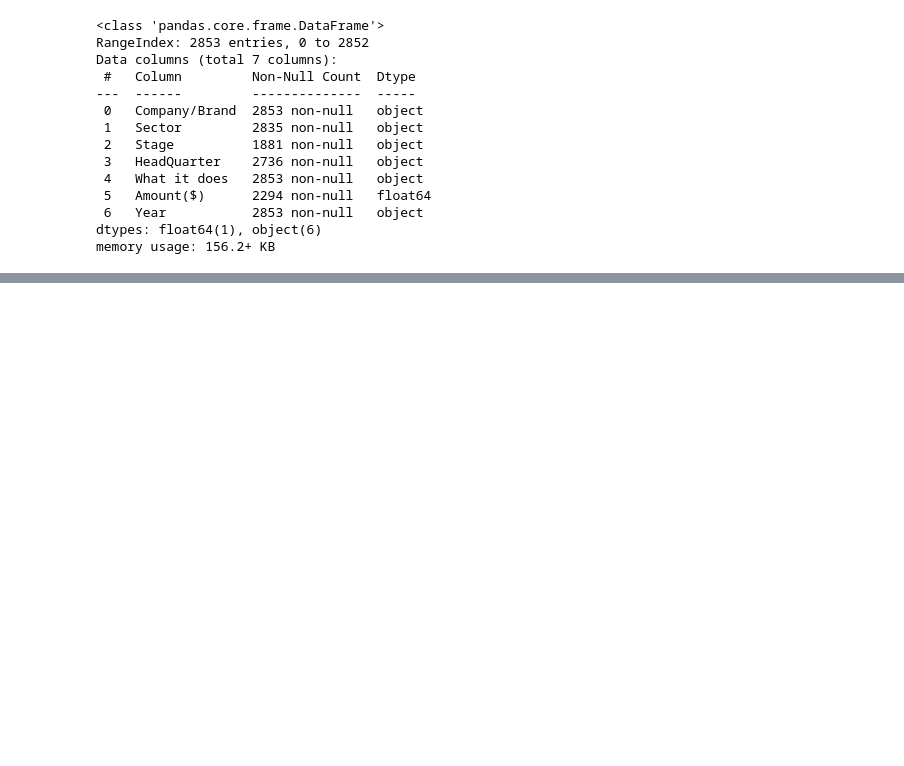
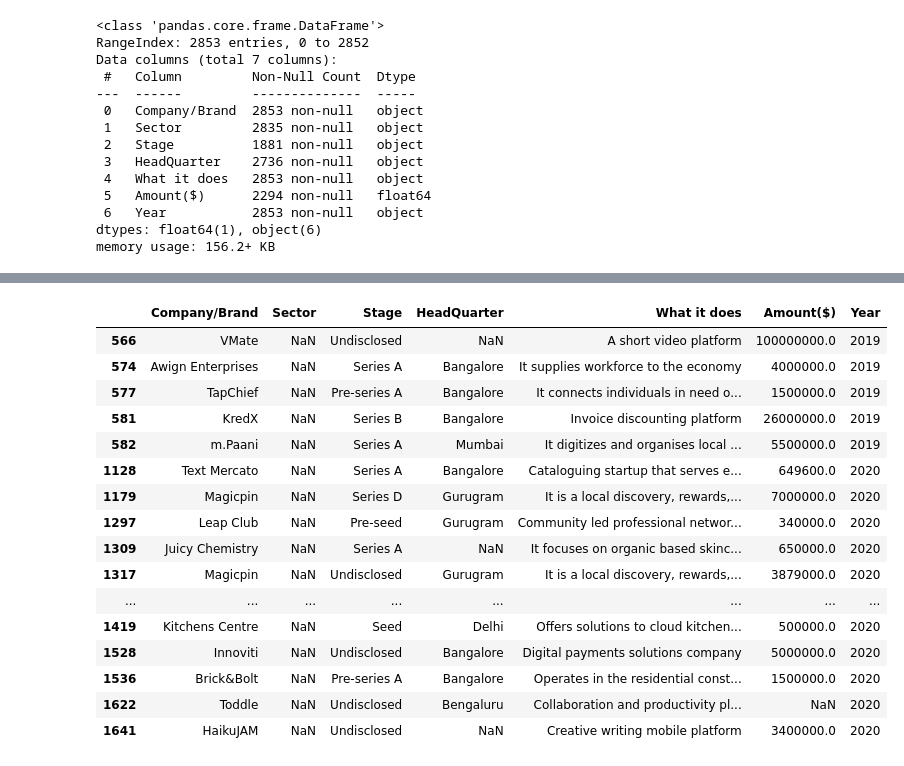
Before and after one commit to Seyipeters/Indian-Startup-Analysis, a Jupyter notebook: Indian Startup Analysis/Indian Startup Analysis Notebook.ipynb, the cells around one changed output, grey strips where cells are left out. Drawn from its saved outputs; the diff is of its cells as text; code cells hidden in the pictures; blank space fills up the shorter version.

Commit message:
cleaning of data done

```diff
--- a/Indian Startup Analysis/Indian Startup Analysis Notebook.ipynb
+++ b/Indian Startup Analysis/Indian Startup Analysis Notebook.ipynb
@@ -1456,0 +1469,5 @@ memory usage: 156.2+ KB
+# %%
+# Change dtypes
+
+Final_Startup_Data['Amount($)']=Final_Startup_Data['Amount($)'].astype(float)
+Final_Startup_Data['Year']=Final_Startup_Data['Year'].astype(str)
@@ -1456,0 +1511,14 @@ memory usage: 156.2+ KB
+# %%
+# Fix structural errors
+
+Final_Startup_Data['Stage'].replace('Angel Round','Angel',inplace =True)
+Final_Startup_Data['Stage'].replace('Debt Financing','Debt',inplace =True)
+Final_Startup_Data['Stage'].replace('Pre Series A','Pre-series A',inplace =True)
+Final_Startup_Data['Stage'].replace('Pre series A','Pre-series A',inplace =True)
+Final_Startup_Data['Stage'].replace('Pre Series A1','Pre-series A1',inplace =True)
+Final_Startup_Data['Stage'].replace('Pre Series B','Pre-series B',inplace =True)
+Final_Startup_Data['Stage'].replace('Pre seed Round','Pre-seed',inplace =True)
+Final_Startup_Data['Stage'].replace('Pre-Seed','Pre-seed',inplace =True)
+Final_Startup_Data['Stage'].replace('Seed fund','Seed',inplace =True)
+Final_Startup_Data['Stage'].replace('Seed funding','Seed',inplace =True)
+Final_Startup_Data['Stage'].replace('Seed round','Seed',inplace =True)
@@ -1456,0 +1529,6 @@ memory usage: 156.2+ KB
+# %%
+Final_Startup_Data['Stage'].fillna('Undisclosed',inplace =True)
+# %%
+pd.set_option('display.max_rows', None)
+
+Final_Startup_Data['Sector'].unique()
@@ -1456,0 +1674,20 @@ memory usage: 156.2+ KB
+# %%
+Final_Startup_Data[Final_Startup_Data.isna().Sector]
+# %% [output]
+|  | Company/Brand | Sector | Stage | HeadQuarter | What it does | Amount($) | Year |
+| 566 | VMate | NaN | Undisclosed | NaN | A short video platform | 100000000.0 | 2019 |
+| 574 | Awign Enterprises | NaN | Series A | Bangalore | It supplies workforce to the economy | 4000000.0 | 2019 |
+| 577 | TapChief | NaN | Pre-series A | Bangalore | It connects individuals in need o... | 1500000.0 | 2019 |
+| 581 | KredX | NaN | Series B | Bangalore | Invoice discounting platform | 26000000.0 | 2019 |
+| 582 | m.Paani | NaN | Series A | Mumbai | It digitizes and organises local ... | 5500000.0 | 2019 |
+| 1128 | Text Mercato | NaN | Series A | Bangalore | Cataloguing startup that serves e... | 649600.0 | 2020 |
+| 1179 | Magicpin | NaN | Series D | Gurugram | It is a local discovery, rewards,... | 7000000.0 | 2020 |
+| 1297 | Leap Club | NaN | Pre-seed | Gurugram | Community led professional networ... | 340000.0 | 2020 |
+| 1309 | Juicy Chemistry | NaN | Series A | NaN | It focuses on organic based skinc... | 650000.0 | 2020 |
+| 1317 | Magicpin | NaN | Undisclosed | Gurugram | It is a local discovery, rewards,... | 3879000.0 | 2020 |
+| ... | ... | ... | ... | ... | ... | ... | ... |
+| 1419 | Kitchens Centre | NaN | Seed | Delhi | Offers solutions to cloud kitchen... | 500000.0 | 2020 |
+| 1528 | Innoviti | NaN | Undisclosed | Bangalore | Digital payments solutions company | 5000000.0 | 2020 |
+| 1536 | Brick&Bolt | NaN | Pre-series A | Bangalore | Operates in the residential const... | 1500000.0 | 2020 |
+| 1622 | Toddle | NaN | Undisclosed | Bengaluru | Collaboration and productivity pl... | NaN | 2020 |
+| 1641 | HaikuJAM | NaN | Undisclosed | NaN | Creative writing mobile platform | 3400000.0 | 2020 |
```
Also changed, not shown: parts of 16 cells of this notebook.
